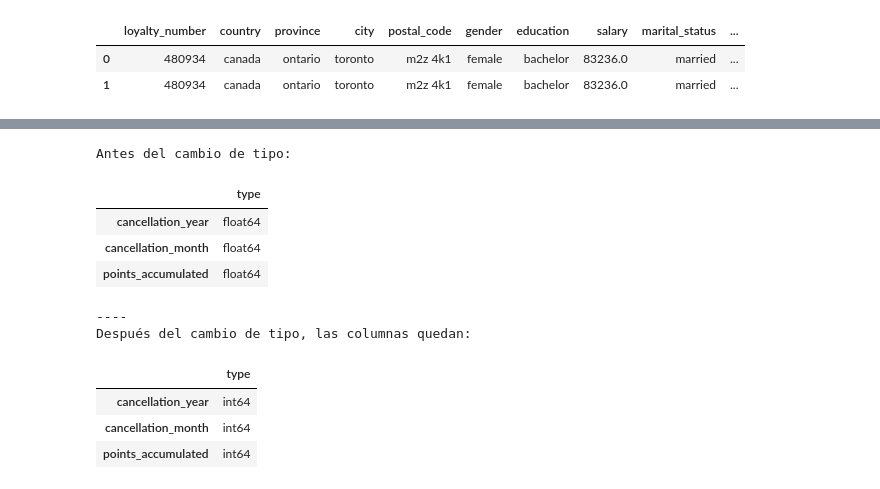
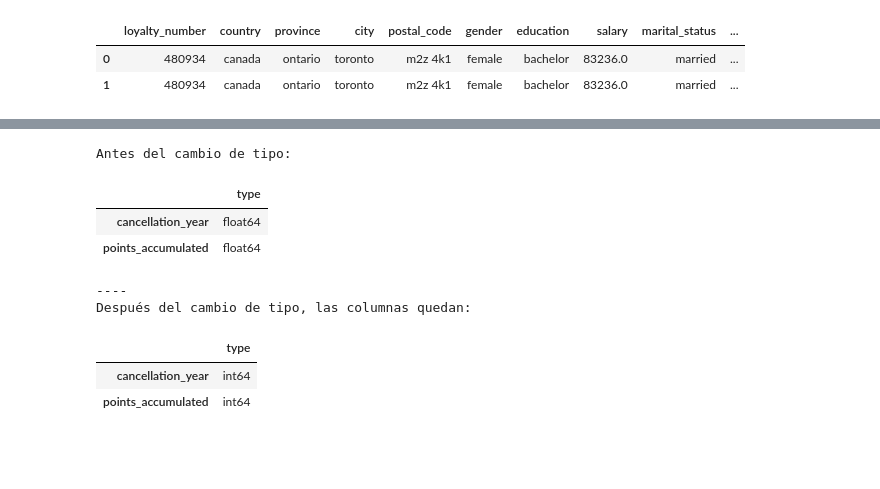
Before and after one commit to Adalab/bda-modulo-3-evaluacion-final-lmoraromero, a Jupyter notebook: evaluacion_final.ipynb, the cells around one changed output, grey strips where cells are left out. Drawn from its saved outputs; the diff is of its cells as text; code cells hidden in the pictures; blank space fills up the shorter version.

```diff
--- a/evaluacion_final.ipynb
+++ b/evaluacion_final.ipynb
@@ -212,3 +222,8 @@ print(f"Las columnas después de ser cambiadas son: {list(df_union.columns)}")
 Las columnas antes de ser cambiadas son: ['loyalty number', 'country', 'province', 'city', 'postal code', 'gender', 'education', 'salary', 'marital status', 'loyalty card', 'clv', 'enrollment type', ' ...
 ---
 Las columnas después de ser cambiadas son: ['loyalty_number', 'country', 'province', 'city', 'postal_code', 'gender', 'education', 'salary', 'marital_status', 'loyalty_card', 'clv', 'enrollment_type', ...
+# %%
+#Cambiar algunos nombres de columnas para que esten más claros:
+nuevas_columnas = {"year":"flight_year", "month":"flight_month"}
+df_union = df_union.rename(columns=nuevas_columnas)
+print(f"Las columnas después de ser cambiadas son: {list(df_union.columns)}")
@@ -227,0 +274,28 @@ df_union.head(2)
+# %%
+#OPCIÓN A PARA LOS MESES:
+#He decidido cambiar los meses por escrito para que sea más visual.
+#Creamos un diccionario para los meses:
+months = {
+    1: 'january',
+    2: 'february',
+    3: 'march',
+    4: 'april',
+    5: 'may',
+    6: 'june',
+    7: 'july',
+    8: 'august',
+    9: 'september',
+    10: 'october',
+    11: 'november',
+    12: 'december'
+}
+
+#Usamos la función .map para aplicarlo:
+df_union['enrollment_month'] = df_union['enrollment_month'].map(months)
+df_union['cancellation_month'] = df_union['cancellation_month'].map(months)
+df_union['flight_month'] = df_union['flight_month'].map(months)
+print("Los meses actualizados quedarían:")
+print(list(df_union['enrollment_month'].unique()))
+print(list(df_union['cancellation_month'].unique()))
+print(list(df_union['flight_month'].unique()))
+df_union[['enrollment_month','cancellation_month', 'flight_month']].sample(5)
@@ -228,31 +313,29 @@ df_union.head(2)
 # %%
 #Cambiar a tipo de dato de las columnas que deberían ser INT:
 
-lista_int = ["cancellation_year", "cancellation_month", "points_accumulated"]
+lista_int = ["cancellation_year", "points_accumulated"]
 
 #Manejamos los valores no numéricos:
 #Reemplazamos los valores no numéricos con cero:
 df_union[lista_int] = df_union[lista_int].apply(pd.to_numeric, errors='coerce').fillna(0)
 
 
 print(f"Antes del cambio de tipo:")
-display(pd.DataFrame(df_union[["cancellation_year", "cancellation_month", "points_accumulated"]].dtypes, columns = ["type"]))
+display(pd.DataFrame(df_union[["cancellation_year", "points_accumulated"]].dtypes, columns = ["type"]))
 print("----")
 
 for col in lista_int:
     df_union[col] = df_union[col].astype(int)
 
 print(f"Después del cambio de tipo, las columnas quedan:")
-display(pd.DataFrame(df_union[["cancellation_year", "cancellation_month", "points_accumulated"]].dtypes, columns = ["type"]))
+display(pd.DataFrame(df_union[["cancellation_year", "points_accumulated"]].dtypes, columns = ["type"]))
 # %% [output]
 Antes del cambio de tipo:
 |  | type |
 | cancellation_year | float64 |
-| cancellation_month | float64 |
 | points_accumulated | float64 |
 ----
 Después del cambio de tipo, las columnas quedan:
 |  | type |
 | cancellation_year | int64 |
-| cancellation_month | int64 |
 | points_accumulated | int64 |
```
Also changed, not shown: parts of 19 cells of this notebook.
